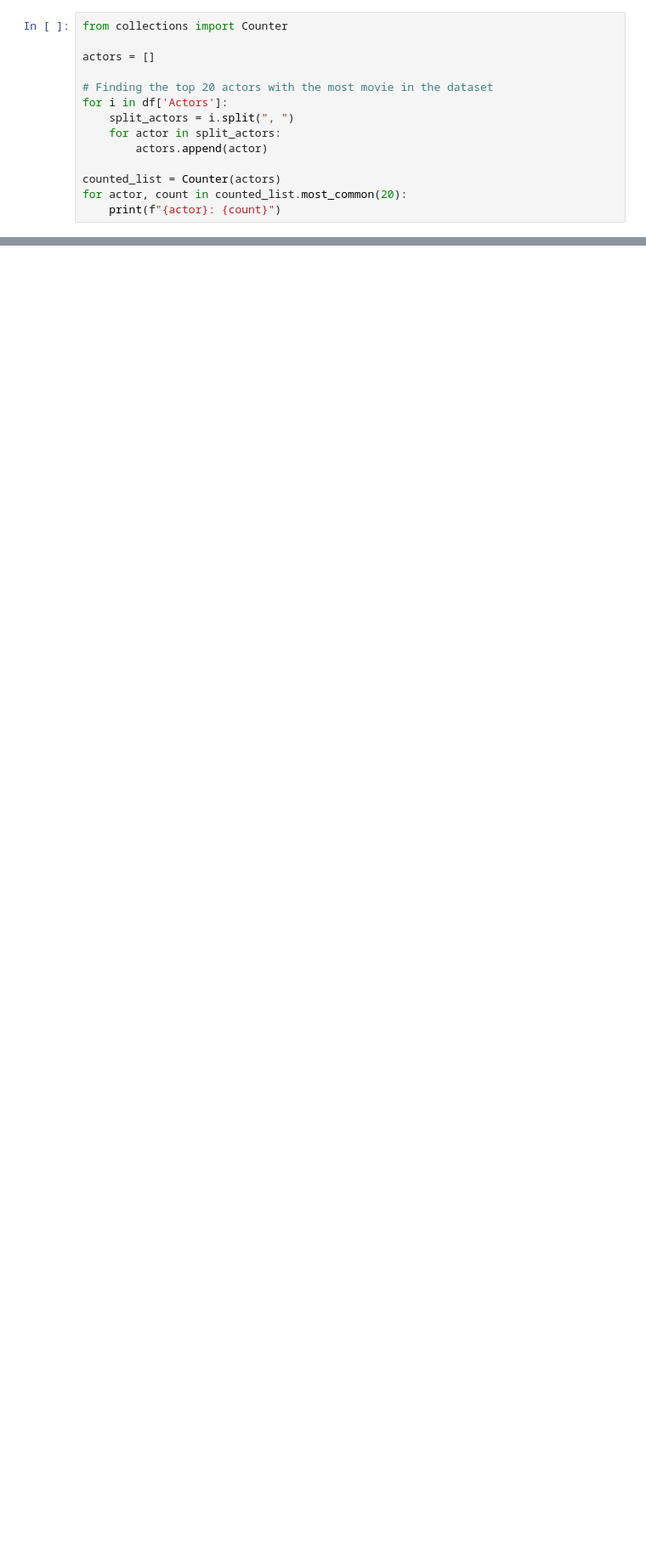
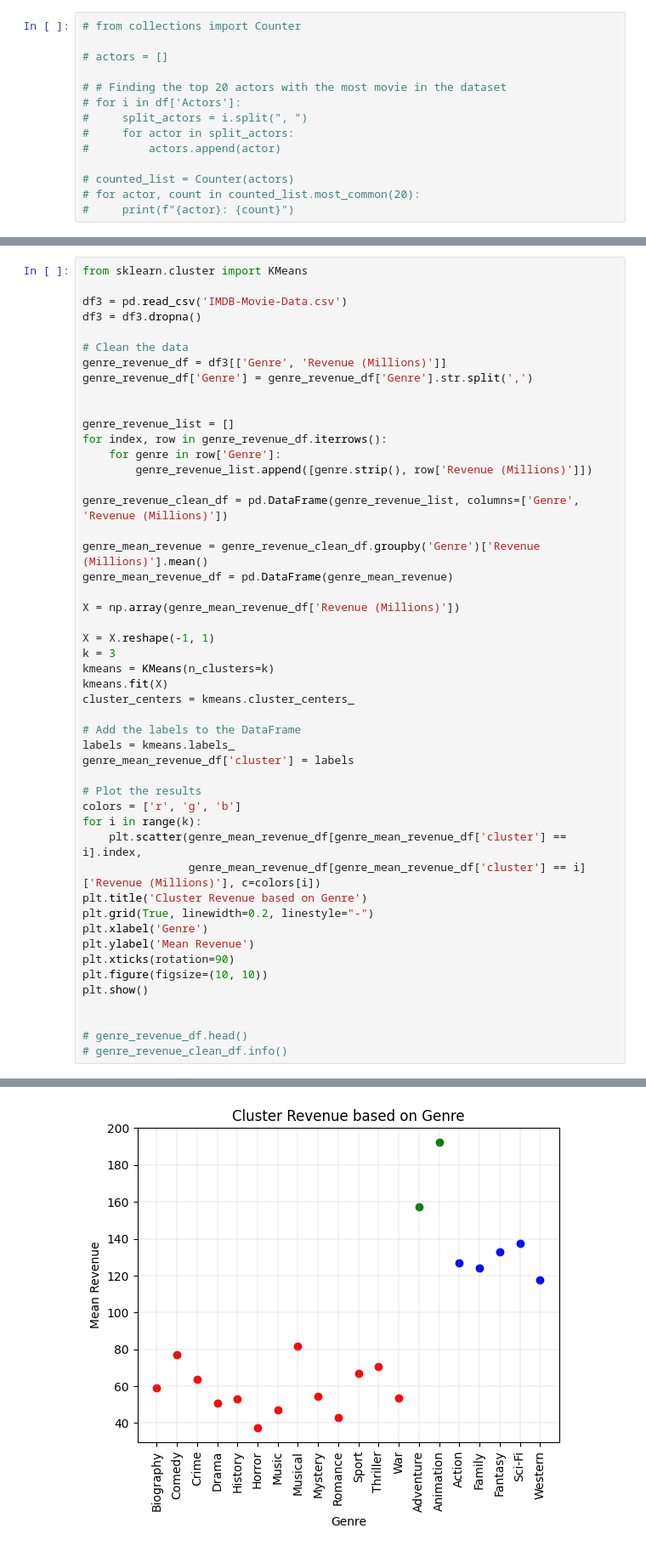
Before and after one commit to amadrafi/FDS-CW3, a Jupyter notebook: main2.ipynb, the cells around one changed output, grey strips where cells are left out. Shown at 85% size. Saved outputs shown, nothing was run; the diff lists cells and outputs as text; blank space fills up the shorter version.

```diff
--- a/main2.ipynb
+++ b/main2.ipynb
@@ -58,16 +72,16 @@ Intercept coefficient: -91.60119811505385
 R-squared: 0.04713491801764158
 Correlation coefficient: 0.21710577610381881
 # %%
-from collections import Counter
+# from collections import Counter
 
-actors = []
+# actors = []
 
-# Finding the top 20 actors with the most movie in the dataset
-for i in df['Actors']:
-    split_actors = i.split(", ")
-    for actor in split_actors:
-        actors.append(actor)
+# # Finding the top 20 actors with the most movie in the dataset
+# for i in df['Actors']:
+#     split_actors = i.split(", ")
+#     for actor in split_actors:
+#         actors.append(actor)
 
-counted_list = Counter(actors)
-for actor, count in counted_list.most_common(20):
-    print(f"{actor}: {count}")
+# counted_list = Counter(actors)
+# for actor, count in counted_list.most_common(20):
+#     print(f"{actor}: {count}")
@@ -153,0 +185,50 @@ Metascore: 0.12500363603233505
+# %%
+from sklearn.cluster import KMeans
+
+df3 = pd.read_csv('IMDB-Movie-Data.csv')
+df3 = df3.dropna()
+
+# Clean the data
+genre_revenue_df = df3[['Genre', 'Revenue (Millions)']]
+genre_revenue_df['Genre'] = genre_revenue_df['Genre'].str.split(',')
+
+
+genre_revenue_list = []
+for index, row in genre_revenue_df.iterrows():
+    for genre in row['Genre']:
+        genre_revenue_list.append([genre.strip(), row['Revenue (Millions)']])
+
+genre_revenue_clean_df = pd.DataFrame(genre_revenue_list, columns=['Genre', 'Revenue (Millions)'])
+
+genre_mean_revenue = genre_revenue_clean_df.groupby('Genre')['Revenue (Millions)'].mean()
+genre_mean_revenue_df = pd.DataFrame(genre_mean_revenue)
+
+X = np.array(genre_mean_revenue_df['Revenue (Millions)'])
+
+X = X.reshape(-1, 1)
+k = 3
+kmeans = KMeans(n_clusters=k)
+kmeans.fit(X)
+cluster_centers = kmeans.cluster_centers_
+
+# Add the labels to the DataFrame
+labels = kmeans.labels_
+genre_mean_revenue_df['cluster'] = labels
+
+# Plot the results
+colors = ['r', 'g', 'b']
+for i in range(k):
+    plt.scatter(genre_mean_revenue_df[genre_mean_revenue_df['cluster'] == i].index,
+                genre_mean_revenue_df[genre_mean_revenue_df['cluster'] == i]['Revenue (Millions)'], c=colors[i])
+plt.title('Cluster Revenue based on Genre')
+plt.grid(True, linewidth=0.2, linestyle="-")
+plt.xlabel('Genre')
+plt.ylabel('Mean Revenue')
+plt.xticks(rotation=90)
+plt.figure(figsize=(10, 10))
+plt.show()
+
+
+# genre_revenue_df.head()
+# genre_revenue_clean_df.info()
+# %% [output]
@@ -153,0 +240 @@ Metascore: 0.12500363603233505
+[figure, added]
```
Also changed, not shown: parts of 17 cells of this notebook.
